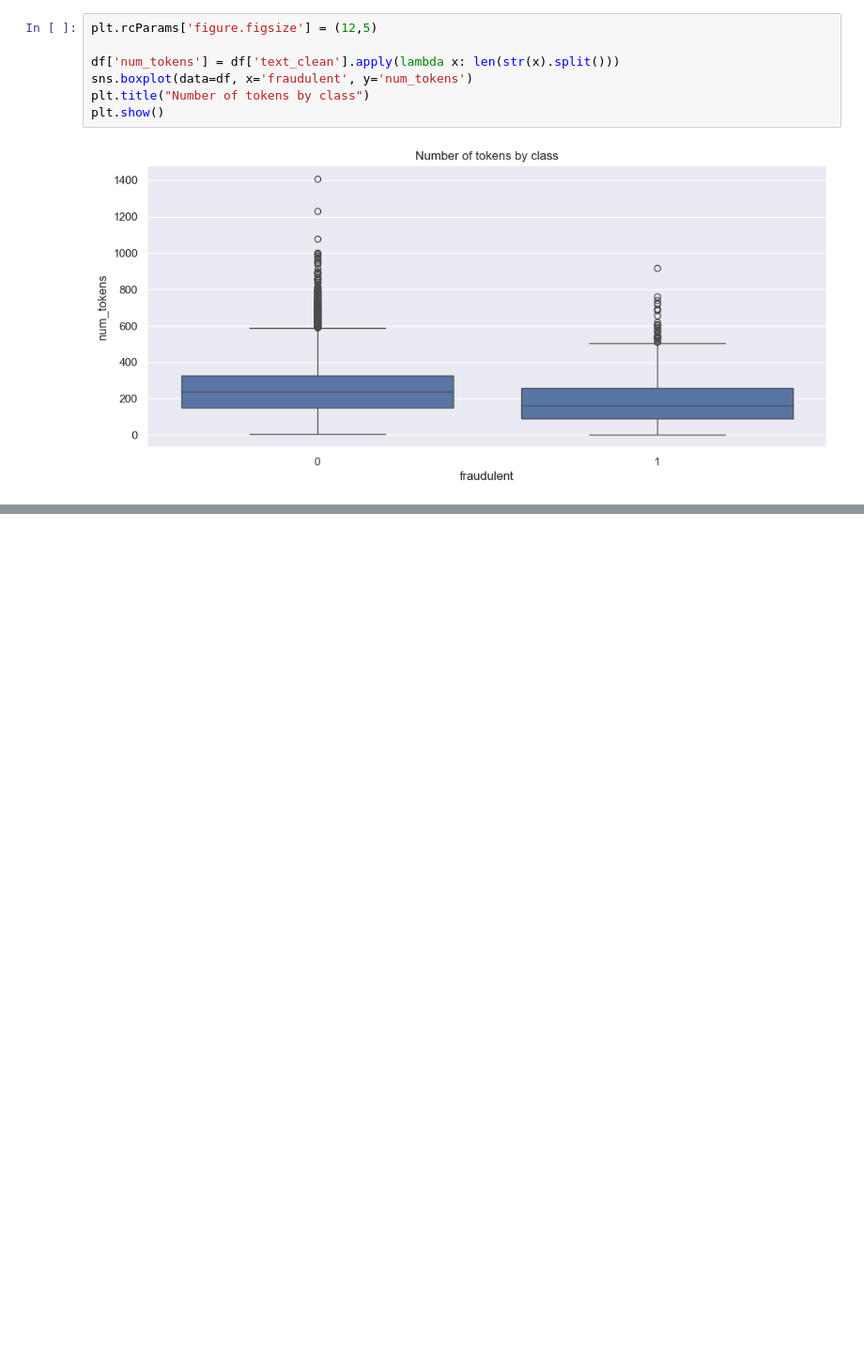
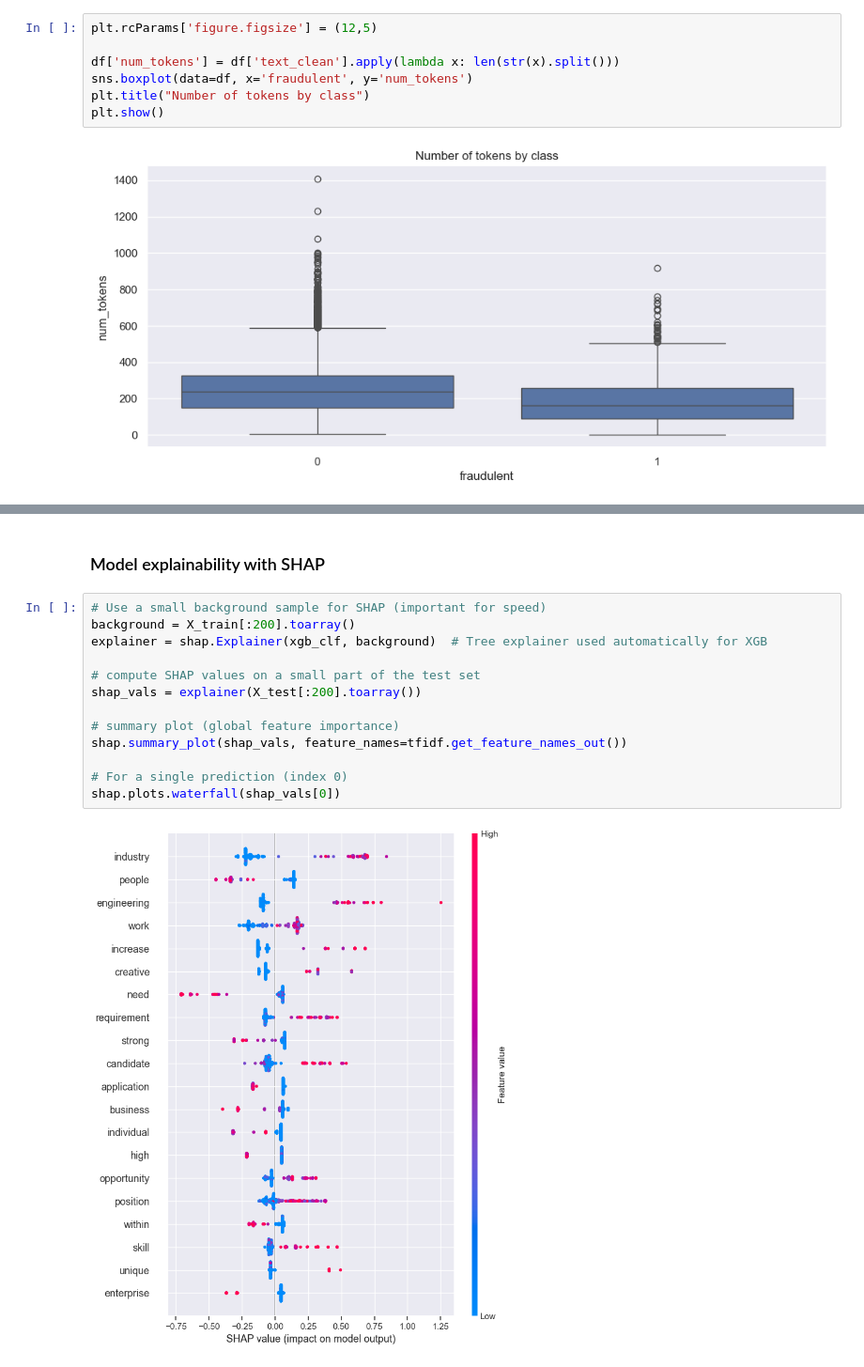
Before and after one commit to VijayRakkaiah/Fake_Job_Postings_Detector, a Jupyter notebook: Fake_Job_Postings_Detector.ipynb, the cells around one changed output, grey strips where cells are left out. Shown at 94% size. Saved outputs shown, nothing was run; the diff lists cells and outputs as text; blank space fills up the shorter version.

```diff
--- a/Fake_Job_Postings_Detector.ipynb
+++ b/Fake_Job_Postings_Detector.ipynb
@@ -345,0 +535,17 @@ plt.show()
+# %% [markdown]
+### Model explainability with SHAP
+# %%
+# Use a small background sample for SHAP (important for speed)
+background = X_train[:200].toarray()
+explainer = shap.Explainer(xgb_clf, background)  # Tree explainer used automatically for XGB
+
+# compute SHAP values on a small part of the test set
+shap_vals = explainer(X_test[:200].toarray())
+
+# summary plot (global feature importance)
+shap.summary_plot(shap_vals, feature_names=tfidf.get_feature_names_out())
+
+# For a single prediction (index 0)
+shap.plots.waterfall(shap_vals[0])
+# %% [output]
+[figure, added]
```
Also changed, not shown: parts of 26 cells of this notebook, 7 other files.
